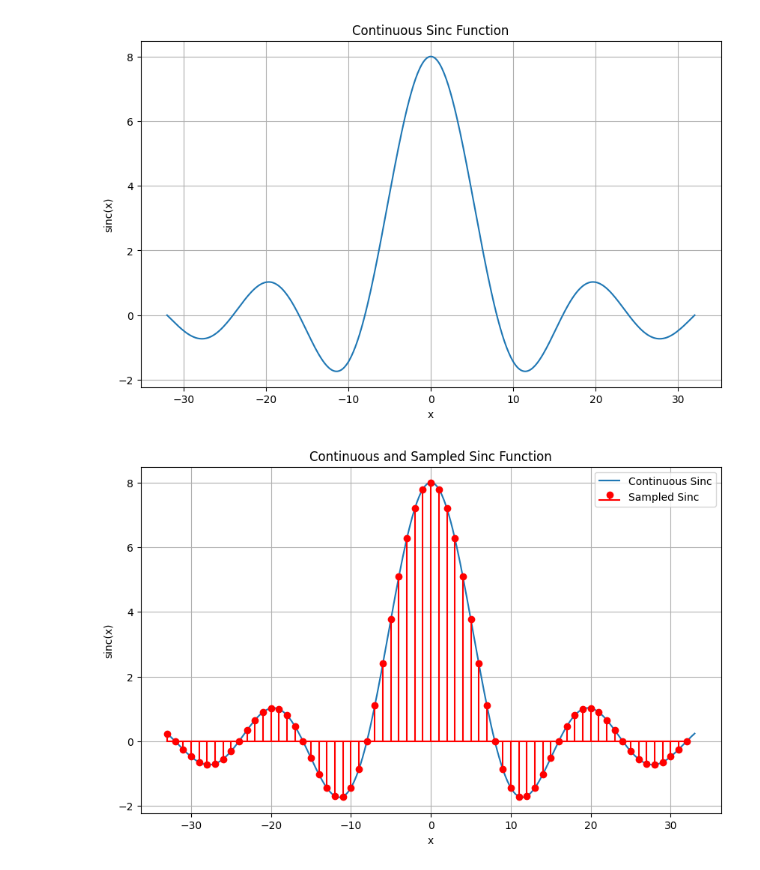
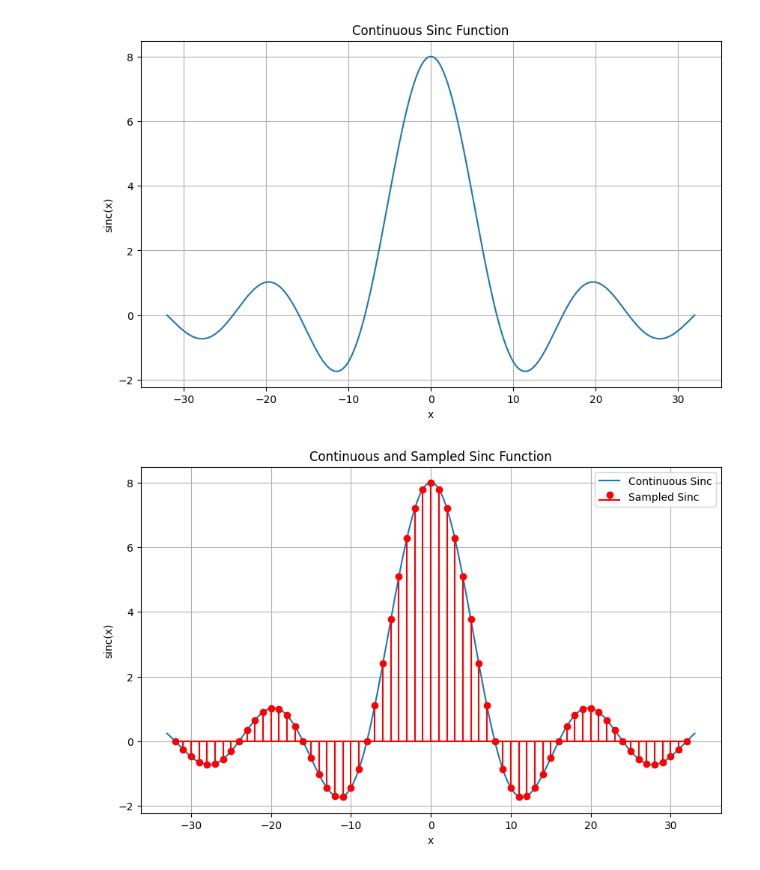
Before and after one commit to leandroblanco/curso-piii-2025, a Jupyter notebook: clase03/Ejericio7clase03.ipynb, the cells around one changed output. Cells and saved outputs as stored; diff of their text form; code cells hidden in the pictures.

```diff
--- a/clase03/Ejericio7clase03.ipynb
+++ b/clase03/Ejericio7clase03.ipynb
@@ -36,30 +36,30 @@ plt.show()
 # %%
 
 import numpy as np
 import matplotlib.pyplot as plt
 
 # Define the continuous sinc function
 def sinc_continuous(x):
     return np.where(x == 0, 8, 8 * np.sin(0.125 * np.pi * x) / (0.125 * np.pi * x))
 
 # Generate a denser range of x values for a smoother curve
 x_values_continuous = np.linspace(-33, 33, 500)
 y_values_continuous = sinc_continuous(x_values_continuous)
 
 # Define sampling parameters
 sampling_interval = 1  # Interval between samples
-x_values_sampled = np.arange(-33, 33, sampling_interval)
+x_values_sampled = np.arange(-32, 33, sampling_interval)
 y_values_sampled = sinc_continuous(x_values_sampled)
 
 # Create the plot
 plt.figure(figsize=(10, 6))
 plt.plot(x_values_continuous, y_values_continuous, label='Continuous Sinc')
 plt.stem(x_values_sampled, y_values_sampled, linefmt='r-', markerfmt='ro', basefmt='r-', label='Sampled Sinc')
 plt.xlabel('x')
 plt.ylabel('sinc(x)')
 plt.title('Continuous and Sampled Sinc Function')
 plt.grid(True)
 plt.legend()
 plt.show()
 # %% [output]
-[figure, old version]
+[figure, new version]
```
